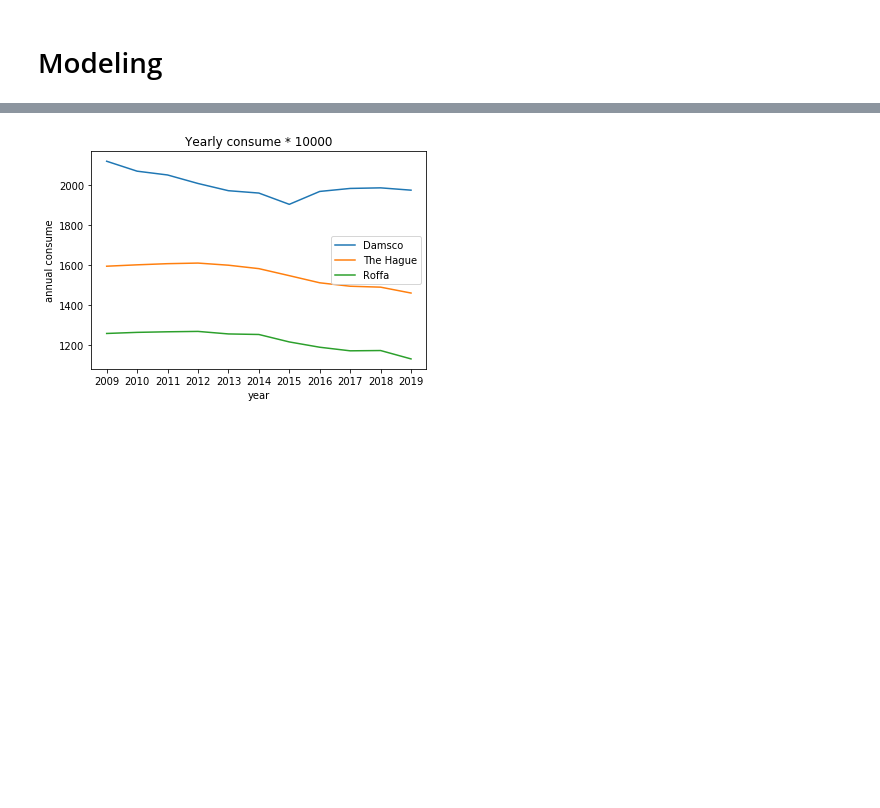
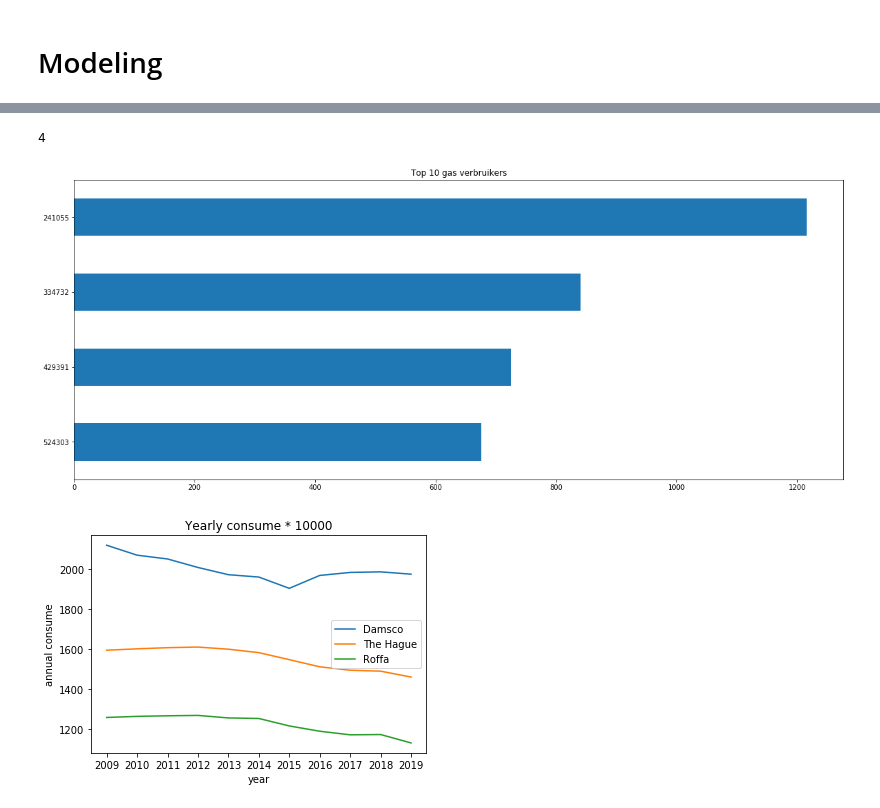
Before and after one commit to erhanfr12/datascience_challenge2, a Jupyter notebook: Notebook.ipynb, the cells around one changed output, grey strips where cells are left out. Drawn from its saved outputs; the diff is of its cells as text; code cells hidden in the pictures; blank space fills up the shorter version.

```diff
--- a/Notebook.ipynb
+++ b/Notebook.ipynb
@@ -348,3 +318,12 @@ plt.show()
+# %%
+singleCity = gasFrame.loc[gasFrame["city"] == "DRACHTEN"]
+print(singleCity["annual_consume"].count())
+fig, ax = plt.subplots(1,1, figsize=(20, 8))
+singleCity["average_consume"].head(10).sort_values().plot(kind='barh', title='Top 10 gas verbruikers')
+plt.show()
+# %% [output]
+4
+[figure, added]
 # %%
 sortedCities = gasFrame.groupby(['city', 'year'])[['annual_consume','year']].sum().sort_values(['annual_consume', 'year'], ascending=[False, False])
 top3 = sortedCities.loc[['AMSTERDAM', 'S-GRAVENHAGE', 'ROTTERDAM']]
```
Also changed, not shown: parts of 14 cells of this notebook.
